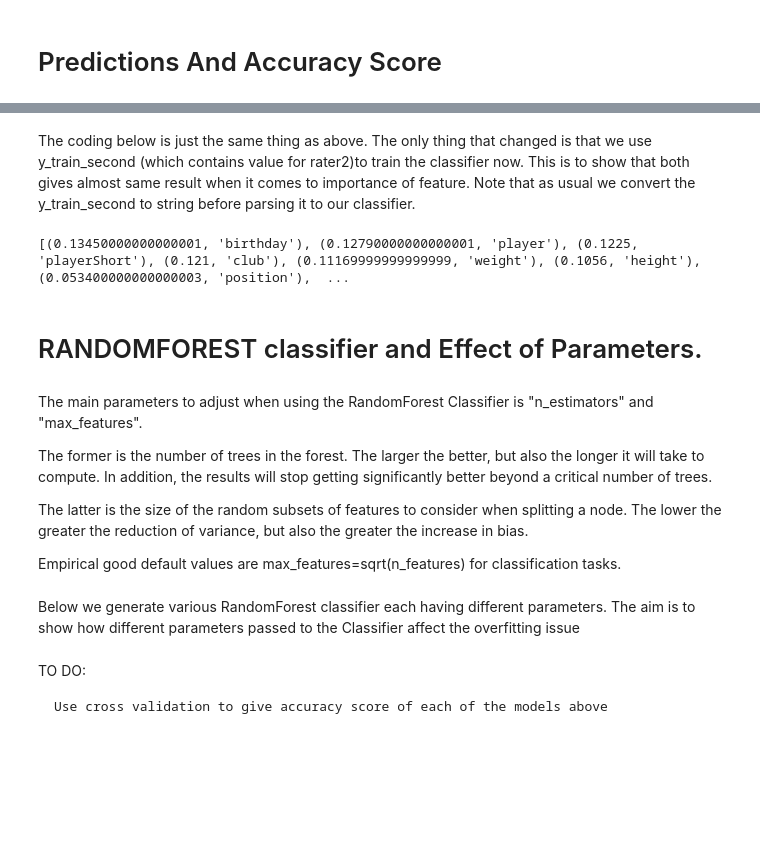
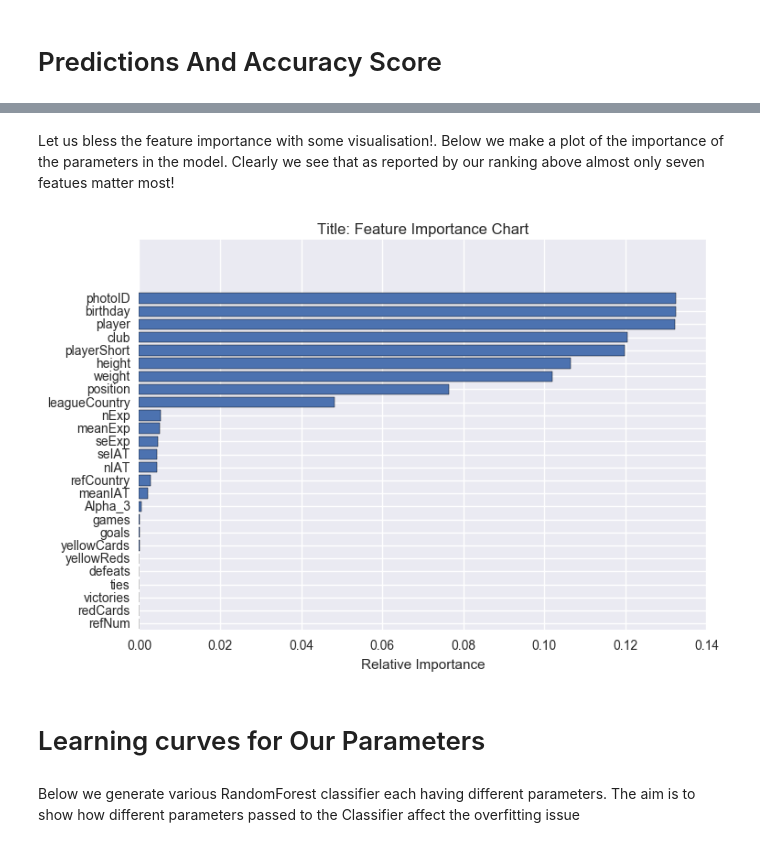
Before and after one commit to ThomVett/Homework, a Jupyter notebook: HomeWork_4/Homework 04. (Applied Machine Learning).ipynb, the cells around one changed output, grey strips where cells are left out. Saved outputs shown, nothing was run; the diff lists cells and outputs as text; code cells hidden in the pictures; blank space fills up the shorter version.

```diff
--- a/HomeWork_4/Homework 04. (Applied Machine Learning).ipynb
+++ b/HomeWork_4/Homework 04. (Applied Machine Learning).ipynb
@@ -207,9 +236,8 @@ In other to use the y_tain in the ForestClassifier we have to convert to string
-# %%
-y_train_first = np.asarray(y_train_first, dtype="|S6")
-X_train[np.isnan(X_train)]=0.0
+# %%
+y_train = np.asarray(y_train, dtype="|S6")
 # %% [markdown]
 We train our the ForestClassifier on the training sets ( y_train , x_train)
 # %%
-ForestClassifier.fit(X_train,y_train_first)
+ForestClassifier.fit(X_train,y_train)
 # %% [output]
 RandomForestClassifier(bootstrap=True, class_weight=None, criterion='gini',
@@ -251,23 +404,18 @@ print((sorted(zip(map(lambda value: round(value, 4), ForestClassifier.feature_im
-# %% [markdown]
-The coding below is just the same thing as above. The only thing that changed is that we use y_train_second (which  contains value for rater2)to train the classifier now. This is to show that both gives almost same result when it comes to importance of feature. Note that as usual we convert the y_train_second to string before parsing it to our classifier.
-# %%
-y_train_second = np.asarray(y_train_second, dtype="|S6")
-
-ForestClassifier.fit(X_train, y_train_second)
-
-print((sorted(zip(map(lambda x: round(x, 4), ForestClassifier.feature_importances_),
-                  Feature_name),reverse=True)))
-# %% [output]
-[(0.13450000000000001, 'birthday'), (0.12790000000000001, 'player'), (0.1225, 'playerShort'), (0.121, 'club'), (0.11169999999999999, 'weight'), (0.1056, 'height'), (0.053400000000000003, 'position'),  ...
-# %% [markdown]
-# RANDOMFOREST classifier and Effect of Parameters.
-# %% [markdown]
-The main parameters to adjust when using the RandomForest Classifier  is "n_estimators" and "max_features".
-
-The former is the number of trees in the forest. The larger the better, but also the longer it will take to compute. In addition,  the results will stop getting significantly better beyond a critical number of trees.
-
-The latter is the size of the random subsets of features to consider when splitting a node. The lower the greater the reduction of variance, but also the greater the increase in bias.
-
-Empirical good default values are  max_features=sqrt(n_features) for classification tasks.
+# %% [markdown]
+Let us bless the feature importance with some visualisation!. Below we make a plot of the importance of the parameters in the model. Clearly we see that as reported by our ranking above almost only seven featues matter most!
+# %%
+importances = ForestClassifier.feature_importances_
+sorted_idx = np.argsort(importances)
+
+padding = np.arange(len(Feature_name)) + 0.5
+plt.barh(padding, importances[sorted_idx], align='center')
+plt.yticks(padding, Feature_name[sorted_idx])
+plt.xlabel("Relative Importance")
+plt.title("Title: Feature Importance Chart")
+plt.show()
+# %% [output]
+[figure, added]
+# %% [markdown]
+# Learning curves for Our Parameters
 # %% [markdown]
 Below we  generate various RandomForest classifier each having different parameters. The aim is to show how different parameters passed to the Classifier affect the overfitting issue
@@ -281,4 +421,0 @@ ForestClassifierFewFullFeatures = RandomForestClassifier(n_estimators=200,max_fe
-# %% [markdown]
-TO DO:
-
-    Use cross validation to give accuracy score of each of the models above
```
Also changed, not shown: parts of 60 cells of this notebook.
